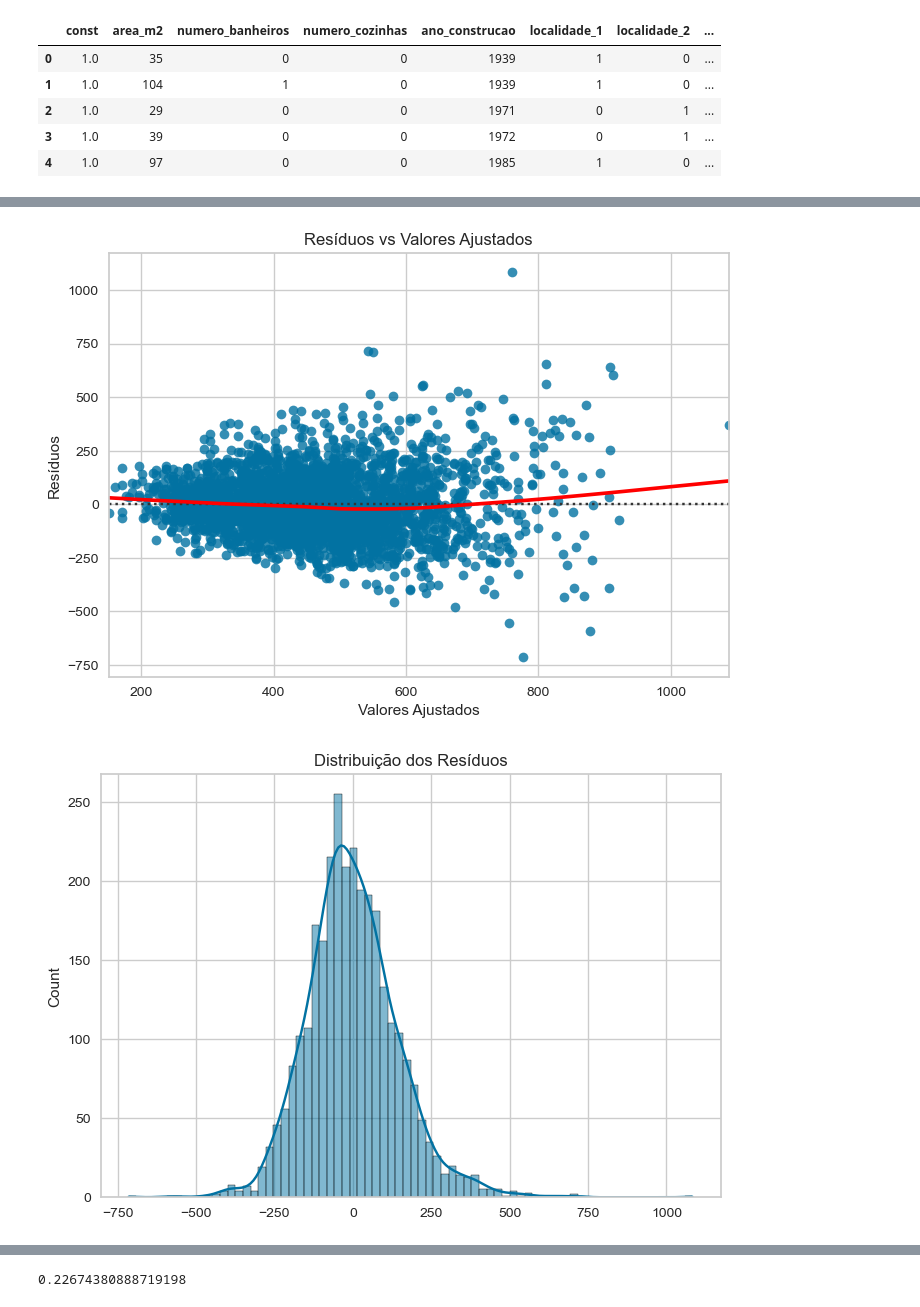
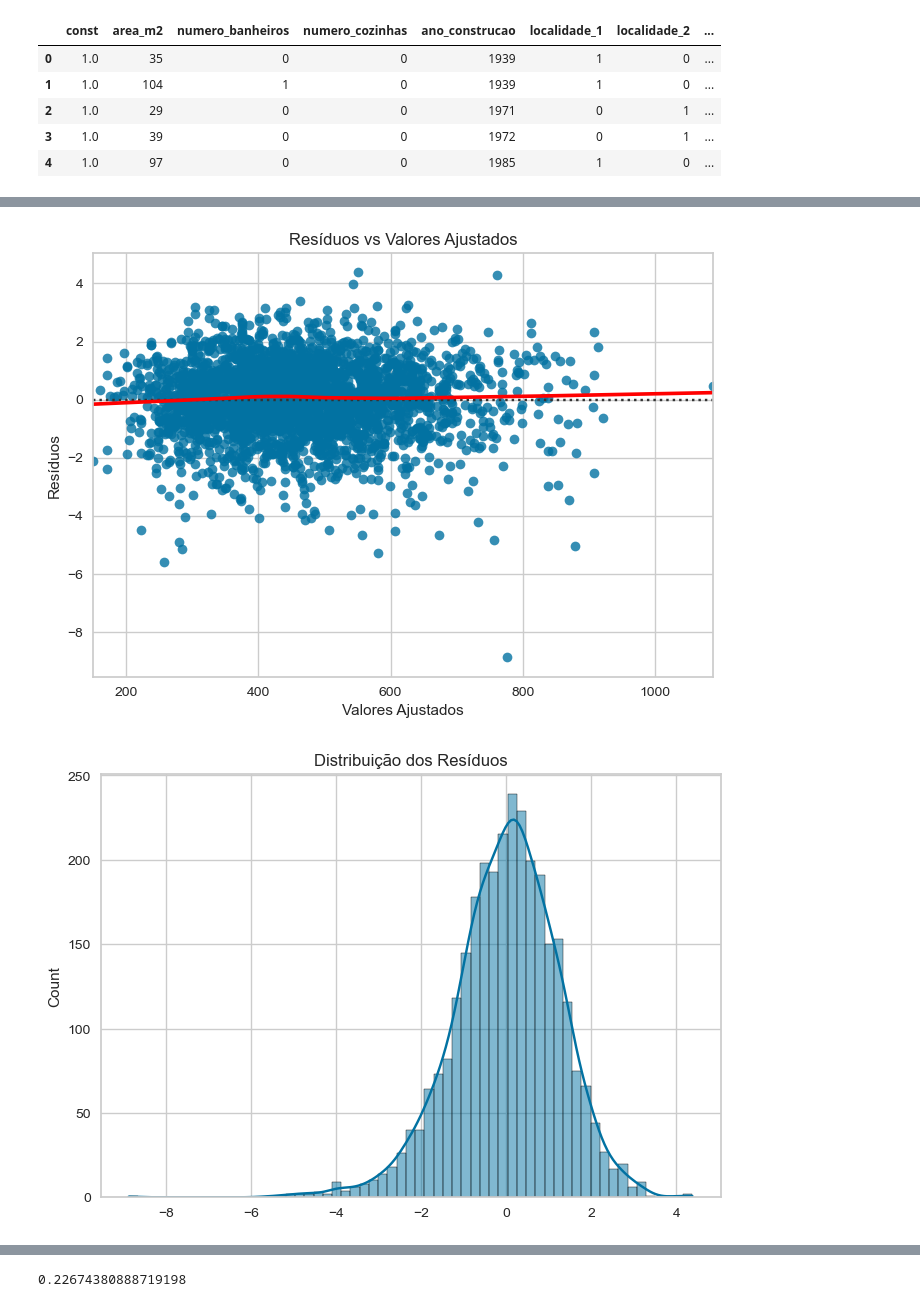
Before and after one commit to prisciladalepiane/data_sci_py, a Jupyter notebook: Conceitos/15-Regressão_Linear.ipynb, the cells around one changed output, grey strips where cells are left out. Saved outputs shown, nothing was run; the diff lists cells and outputs as text; code cells hidden in the pictures.

Commit message:
Ajuste na analise de residuos

```diff
--- a/Conceitos/15-Regressão_Linear.ipynb
+++ b/Conceitos/15-Regressão_Linear.ipynb
@@ -294,21 +294,23 @@ Kurtosis:           5.422       Condition No.:        48586212133542060032
 * The condition number is large (5e+19). This might indicate
 strong multicollinearity or other numerical problems.
 # %%
+residuos = modelo3.resid
+
 sns.residplot(x=modelo.fittedvalues, y=residuos, lowess=True, line_kws={'color': 'red'})
 plt.xlabel('Valores Ajustados')
 plt.ylabel('Resíduos')
 plt.title('Resíduos vs Valores Ajustados')
 plt.show()
 
 # Histograma
 sns.histplot(residuos, kde=True)
 plt.title('Distribuição dos Resíduos')
 plt.show()
 
 # QQ-plot
 sm.qqplot(residuos, line='s')
 plt.title('QQ-Plot dos Resíduos')
 plt.show()
 # %% [output]
-[figure, old version]
+[figure, new version]
-[figure, old version]
+[figure, new version]
```
Also changed, not shown: parts of 3 cells of this notebook.
